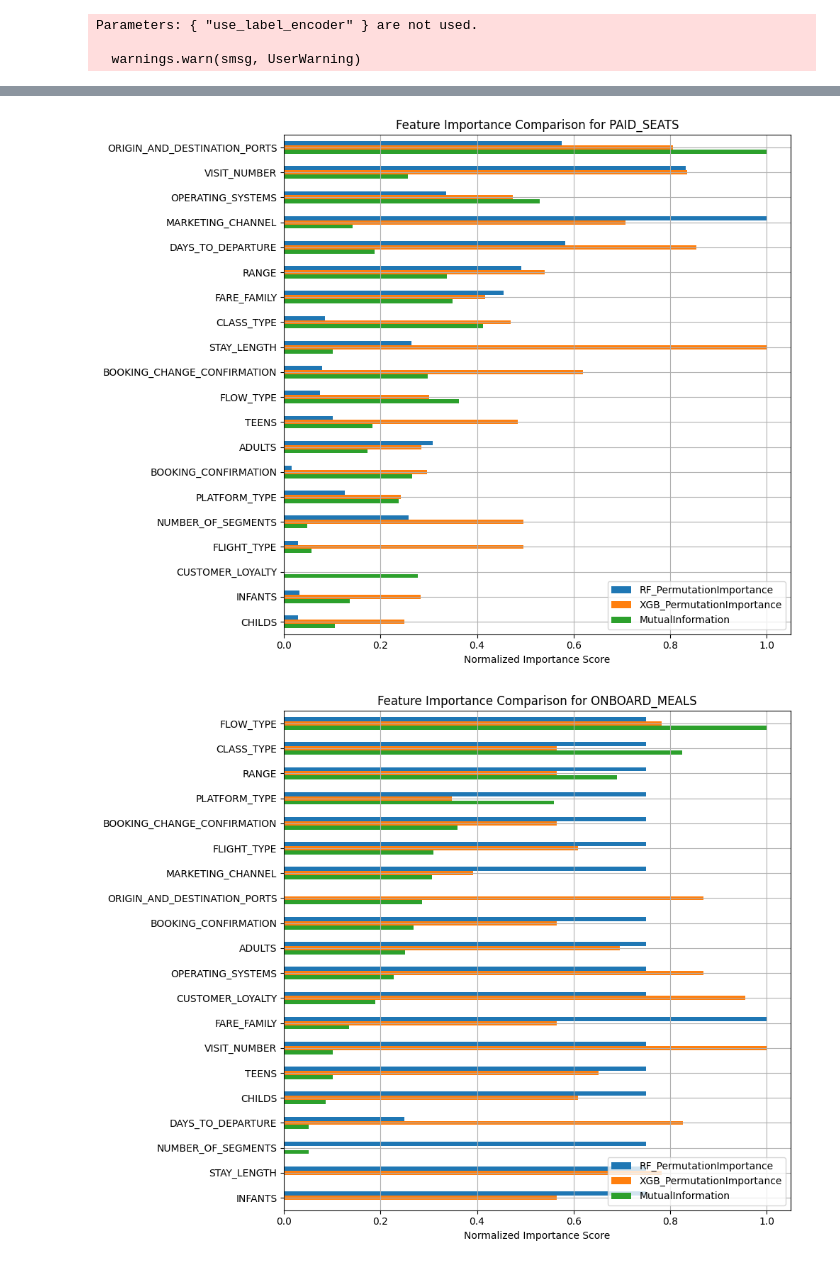
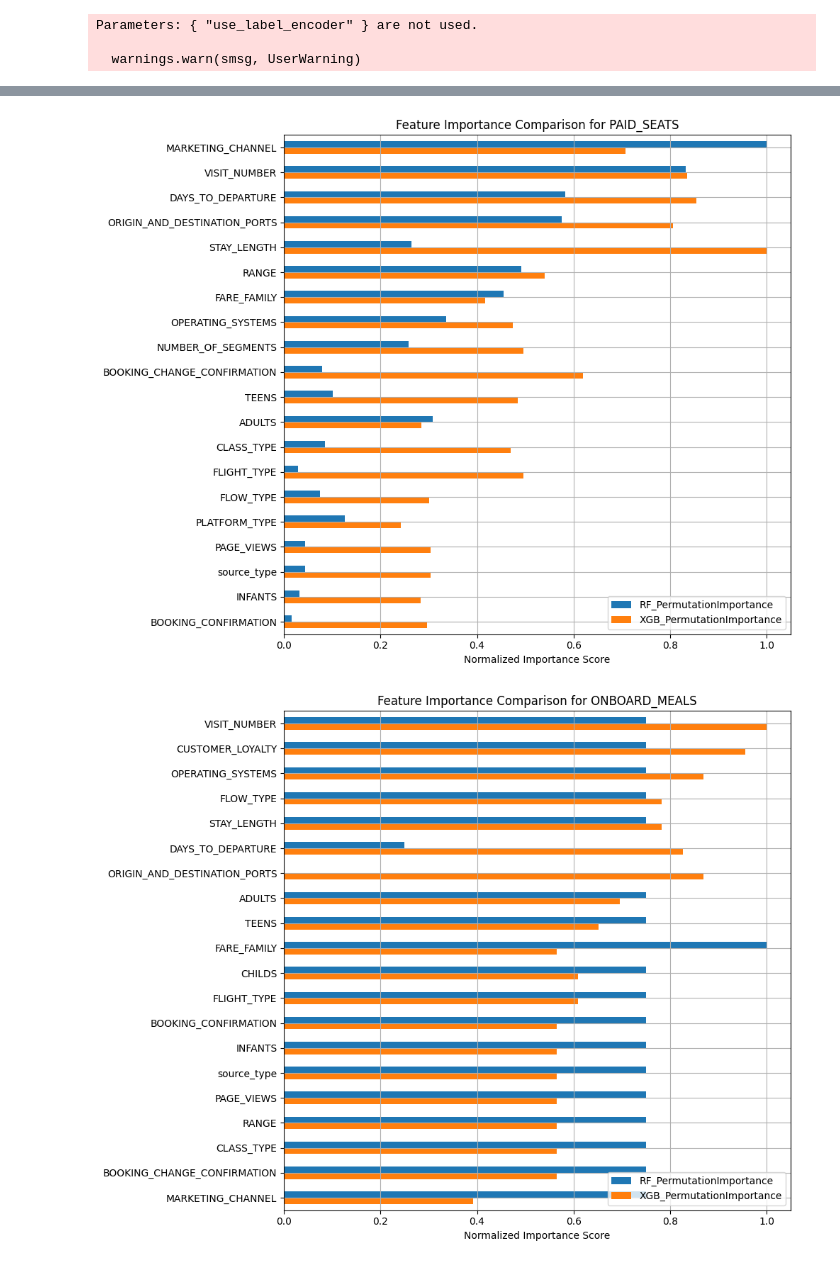
Before and after one commit to porimol/UB-LOT, a Jupyter notebook: feature_selection.ipynb, the cells around one changed output, grey strips where cells are left out. Drawn from its saved outputs; the diff is of its cells as text; code cells hidden in the pictures.

Commit message:
Recursive feature elimination + Feature Consensus Table (the most important features based on three approaches)

```diff
--- a/feature_selection.ipynb
+++ b/feature_selection.ipynb
@@ -388,21 +453,24 @@ def multi_model_feature_selection_custom_split(X_train, y_train, X_val, y_val, t
     xgb_model = xgb.XGBClassifier(n_estimators=200, use_label_encoder=False, eval_metric='logloss', random_state=random_state)
     xgb_model.fit(X_train, y_train)
 
-    # Mutual Information (тільки на train)
-    mi = mutual_info_classif(X_train, y_train, random_state=random_state)
-    scores['MutualInformation'] = mi
+    # Mutual Information
+    # mi = mutual_info_classif(X_train, y_train, random_state=random_state)
+    # scores['MutualInformation'] = mi
 
-    # Permutation Importance (на валідації)
+    # Permutation Importance (for validation set)
     rf_perm = permutation_importance(rf, X_val, y_val, n_repeats=10, random_state=random_state, n_jobs=-1)
     xgb_perm = permutation_importance(xgb_model, X_val, y_val, n_repeats=10, random_state=random_state, n_jobs=-1)
 
     scores['RF_PermutationImportance'] = rf_perm.importances_mean
     scores['XGB_PermutationImportance'] = xgb_perm.importances_mean
 
-    scores['MeanScore'] = scores.mean(axis=1)
-    selected_features = scores.sort_values(by='MeanScore', ascending=False).head(top_n).index.tolist()
+    # scores['MeanScore'] = scores.mean(axis=1)
+    # selected_features = scores.sort_values(by='MeanScore', ascending=False).head(top_n).index.tolist()
+    scores['MedianScore'] = scores.median(axis=1)
+    selected_features = scores.sort_values(by='MedianScore', ascending=False).head(top_n).index.tolist()
 
-    return selected_features, scores.sort_values(by='MeanScore', ascending=False)
+
+    return selected_features, scores.sort_values(by='MedianScore', ascending=False)
 # %%
 target_name = 'EXTRA_BAGGAGE'
 
@@ -512,0 +581,10 @@ feature_scores_dict
+# %%
+top_median_features = {}
+
+for target, df in feature_scores_dict.items():
+    if 'MedianScore' in df.columns:
+        top_median_features[target] = df.sort_values(by='MedianScore', ascending=False).head(20)
+# %%
+for target, df in top_median_features.items():
+    print(f"\n Top 20 features based on MedianScore for: {target}")
+    display(df)
@@ -513,25 +700,25 @@ feature_scores_dict
 # %%
 def plot_normalized_feature_importance(all_scores_dict, top_n=20):
 
     for target, scores_df in all_scores_dict.items():
         # 'MutualInformation'
-        cols = ['RF_PermutationImportance', 'XGB_PermutationImportance', 'MutualInformation']
+        cols = ['RF_PermutationImportance', 'XGB_PermutationImportance']
         normalized = scores_df[cols].copy()
         normalized = (normalized - normalized.min()) / (normalized.max() - normalized.min())
 
         # Топ-N
-        top_features = scores_df.sort_values('MeanScore', ascending=False).head(top_n).index
+        top_features = scores_df.sort_values('MedianScore', ascending=False).head(top_n).index
 
         normalized.loc[top_features].plot(kind='barh', figsize=(10, 8))
         plt.title(f'Feature Importance Comparison for {target}')
         plt.xlabel('Normalized Importance Score')
         plt.gca().invert_yaxis()
         plt.grid(True)
         plt.legend(loc='best')
         plt.tight_layout()
         plt.show()
 
 plot_normalized_feature_importance(feature_scores_dict)
 # %% [output]
-[figure, old version]
+[figure, new version]
-[figure, old version]
+[figure, new version]
```
Also changed, not shown: parts of 33 cells of this notebook, 1 other file.
